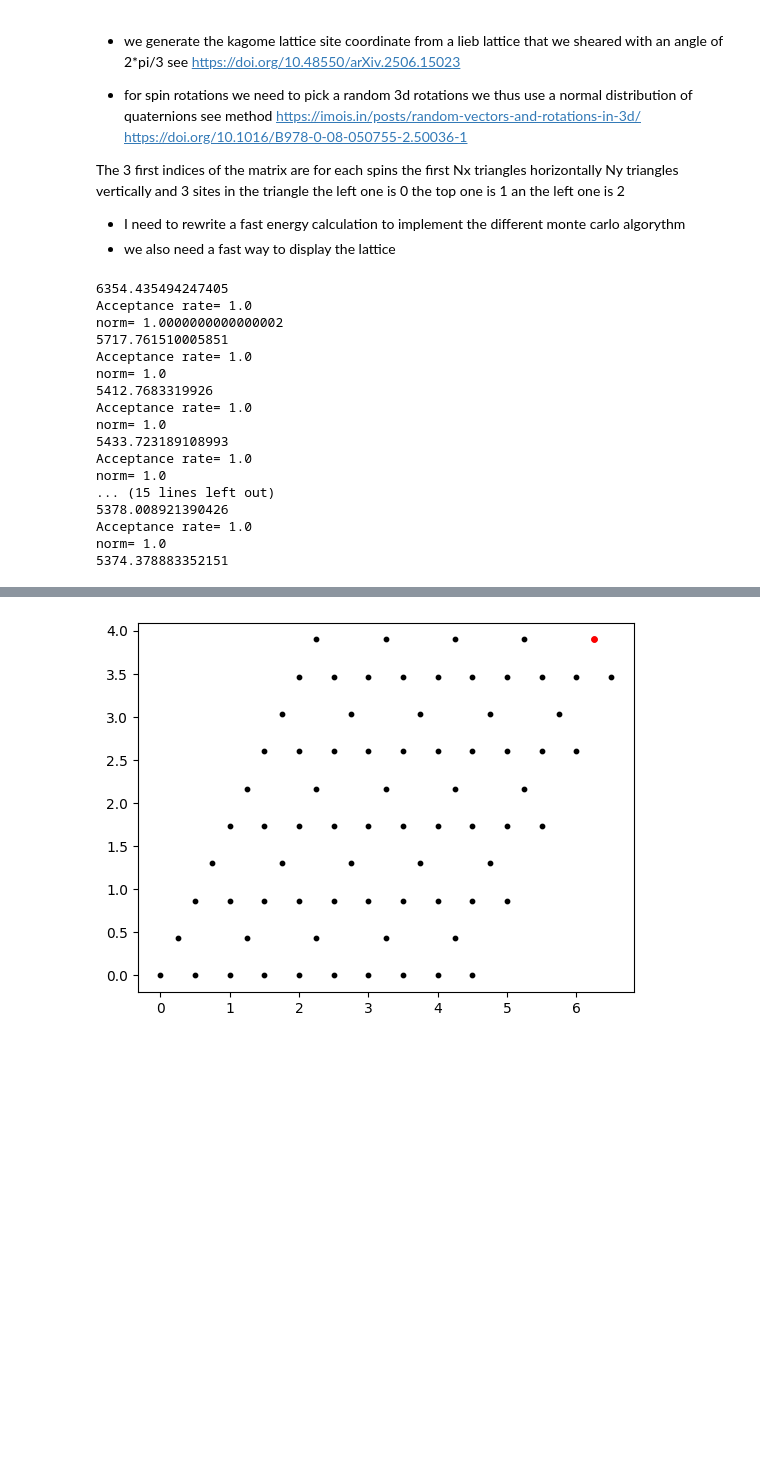
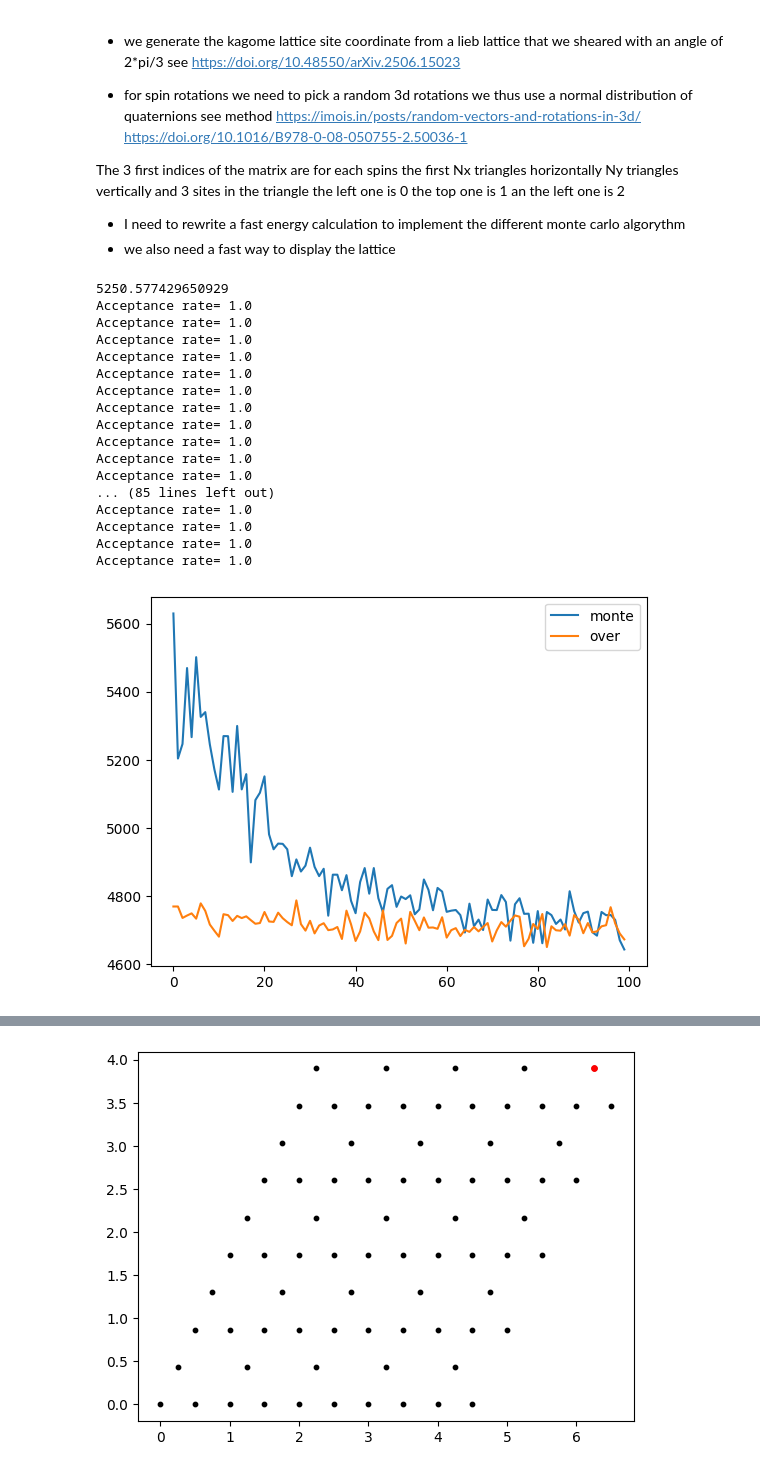
Before and after one commit to Sylvestre2251/Order-by-disorder-Project, a Jupyter notebook: Design/KAGOME_0_1.ipynb, the cells around one changed output, grey strips where cells are left out. Saved outputs shown, nothing was run; the diff lists cells and outputs as text; code cells hidden in the pictures; blank space fills up the shorter version.

Commit message:
The overrelaxation and monte carlo works and
behave as expected

next steps will be parameter choic

a little bit of optimisation

and post procassing and display

```diff
--- a/Design/KAGOME_0_1.ipynb
+++ b/Design/KAGOME_0_1.ipynb
@@ -158,30 +201,58 @@ vertically and 3 sites in the triangle the left one is 0 the top one is 1 an the
 - I need to rewrite a fast energy calculation to implement the different monte carlo algorythm
 - we also need a fast way to display the lattice
 # %%
-A=Configuration(1,2*np.pi/3,10,10,1,1)
-print(A.total_energy())
-for u in range(10):
-    A.Monte_Carlo(10000)
-    A.verify_norm()
-    print(A.total_energy())
+J=1
+T=1
+Nx=10
+Ny=10
+theta=2*np.pi/3
+a=1
+A=Configuration(1,theta,Nx,Ny,J,T)
+
+E_0=(J/2)*Nx*Ny*3*1
+print(A.total_energy()-E_0)
+
+TestA=[]
+TestB=[]
+
+for u in range(100):
+    A.Monte_Carlo(400)
+    #A.Overrelaxation(200)
+    #A.verify_norm()
+    TestA.append(A.total_energy()-E_0)
+
+
+for u in range(100):
+    #A.Monte_Carlo(200)
+    A.Overrelaxation(400)
+    #A.verify_norm()
+    TestB.append(A.total_energy()-E_0)
+
+import matplotlib.pyplot as plt
+
+plt.plot(range(len(TestA)),TestA,label='monte')
+plt.plot(range(len(TestB)),TestB,label='over')
+plt.legend()
+plt.show()
 # %% [output]
-6354.435494247405
+5250.577429650929
 Acceptance rate= 1.0
-norm= 1.0000000000000002
-5717.761510005851
 Acceptance rate= 1.0
-norm= 1.0
-5412.7683319926
 Acceptance rate= 1.0
-norm= 1.0
-5433.723189108993
 Acceptance rate= 1.0
-norm= 1.0
-... (15 lines left out)
-5378.008921390426
 Acceptance rate= 1.0
-norm= 1.0
-5374.378883352151
+Acceptance rate= 1.0
+Acceptance rate= 1.0
+Acceptance rate= 1.0
+Acceptance rate= 1.0
+Acceptance rate= 1.0
+Acceptance rate= 1.0
+... (85 lines left out)
+Acceptance rate= 1.0
+Acceptance rate= 1.0
+Acceptance rate= 1.0
+Acceptance rate= 1.0
+[figure, added]
 # %%
 import numpy as np
 import numpy.random as rnd
```
Also changed, not shown: parts of 3 cells of this notebook.
